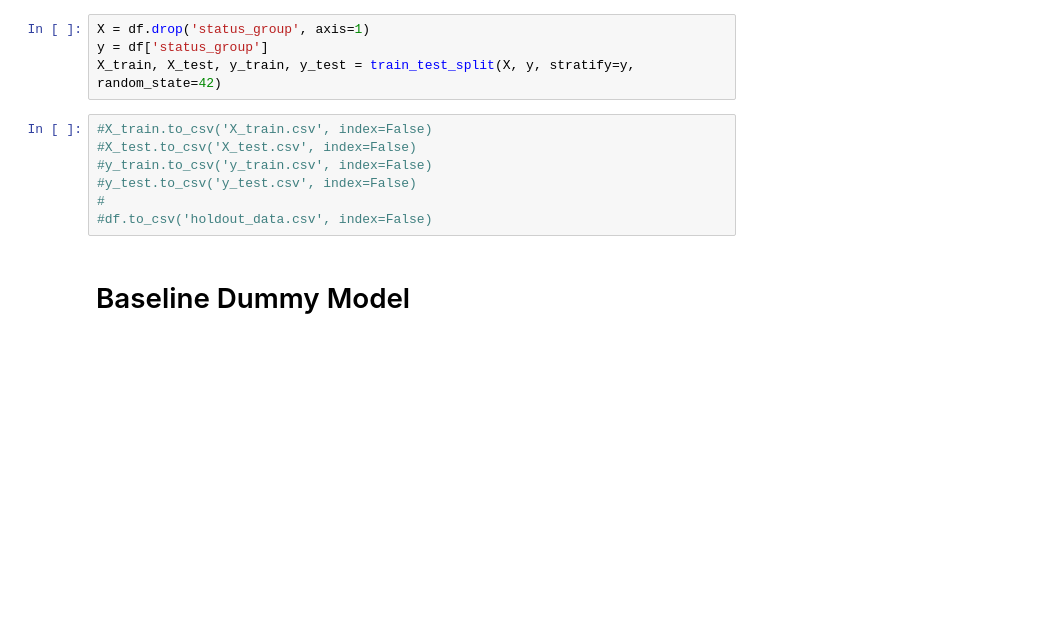
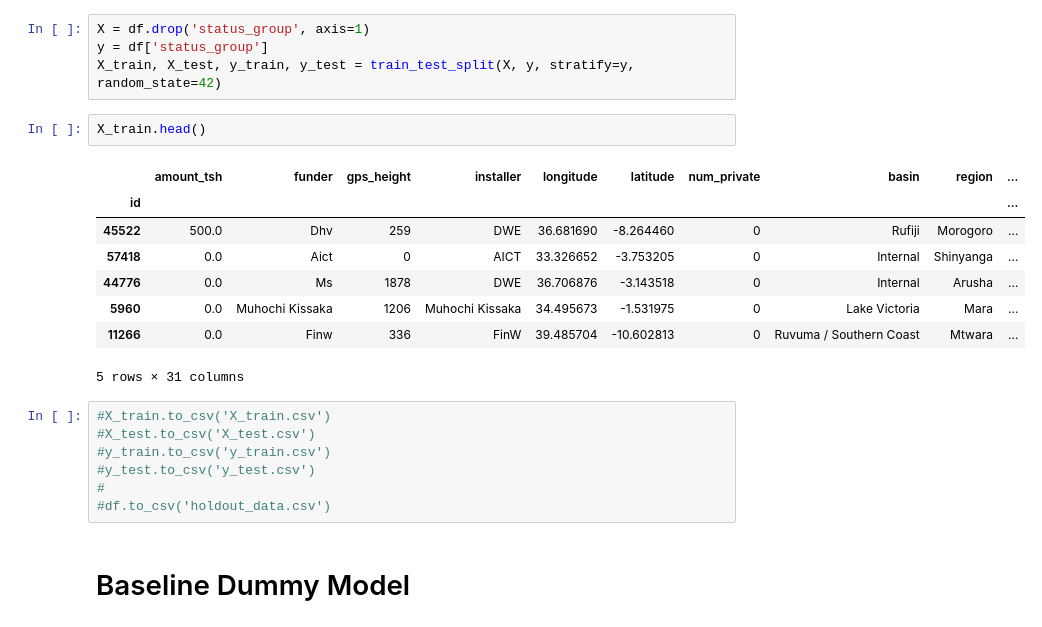
Before and after one commit to fivearm/Phase_3_Project, a Jupyter notebook: 01_data_preparation.ipynb, the cells around one changed output. Cells and saved outputs as stored; diff of their text form; blank space fills up the shorter version.

Commit message:
updated files for index, added my notebook

```diff
--- a/01_data_preparation.ipynb
+++ b/01_data_preparation.ipynb
@@ -102,13 +102,24 @@ df, holdout = train_test_split(df, test_size = .1)
 X = df.drop('status_group', axis=1)
 y = df['status_group']
 X_train, X_test, y_train, y_test = train_test_split(X, y, stratify=y, random_state=42)
+# %%
+X_train.head()
+# %% [output]
+|  | amount_tsh | funder | gps_height | installer | longitude | latitude | num_private | basin | region | ... |
+| id |  |  |  |  |  |  |  |  |  | ... |
+| 45522 | 500.0 | Dhv | 259 | DWE | 36.681690 | -8.264460 | 0 | Rufiji | Morogoro | ... |
+| 57418 | 0.0 | Aict | 0 | AICT | 33.326652 | -3.753205 | 0 | Internal | Shinyanga | ... |
+| 44776 | 0.0 | Ms | 1878 | DWE | 36.706876 | -3.143518 | 0 | Internal | Arusha | ... |
+| 5960 | 0.0 | Muhochi Kissaka | 1206 | Muhochi Kissaka | 34.495673 | -1.531975 | 0 | Lake Victoria | Mara | ... |
+| 11266 | 0.0 | Finw | 336 | FinW | 39.485704 | -10.602813 | 0 | Ruvuma / Southern Coast | Mtwara | ... |
+5 rows × 31 columns
 # %%
-#X_train.to_csv('X_train.csv', index=False)
-#X_test.to_csv('X_test.csv', index=False)
-#y_train.to_csv('y_train.csv', index=False)
-#y_test.to_csv('y_test.csv', index=False)
+#X_train.to_csv('X_train.csv')
+#X_test.to_csv('X_test.csv')
+#y_train.to_csv('y_train.csv')
+#y_test.to_csv('y_test.csv')
 #
-#df.to_csv('holdout_data.csv', index=False)
+#df.to_csv('holdout_data.csv')
 # %% [markdown]
 # Baseline Dummy Model
 # %%
```
Also changed, not shown: parts of 2 cells of this notebook, 6 other files.
